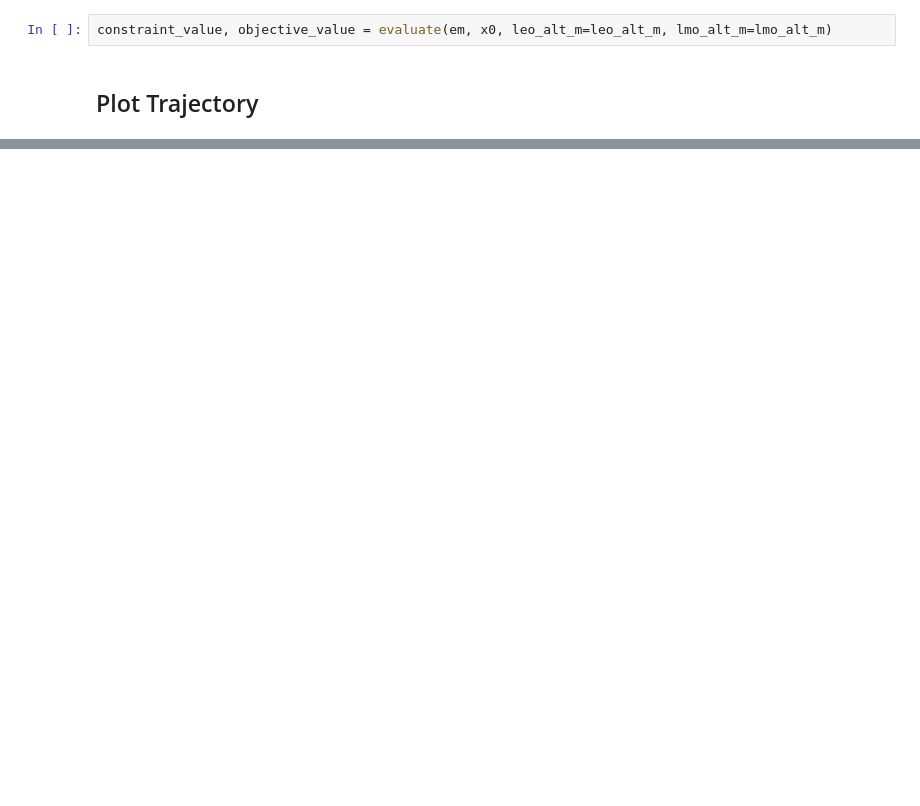
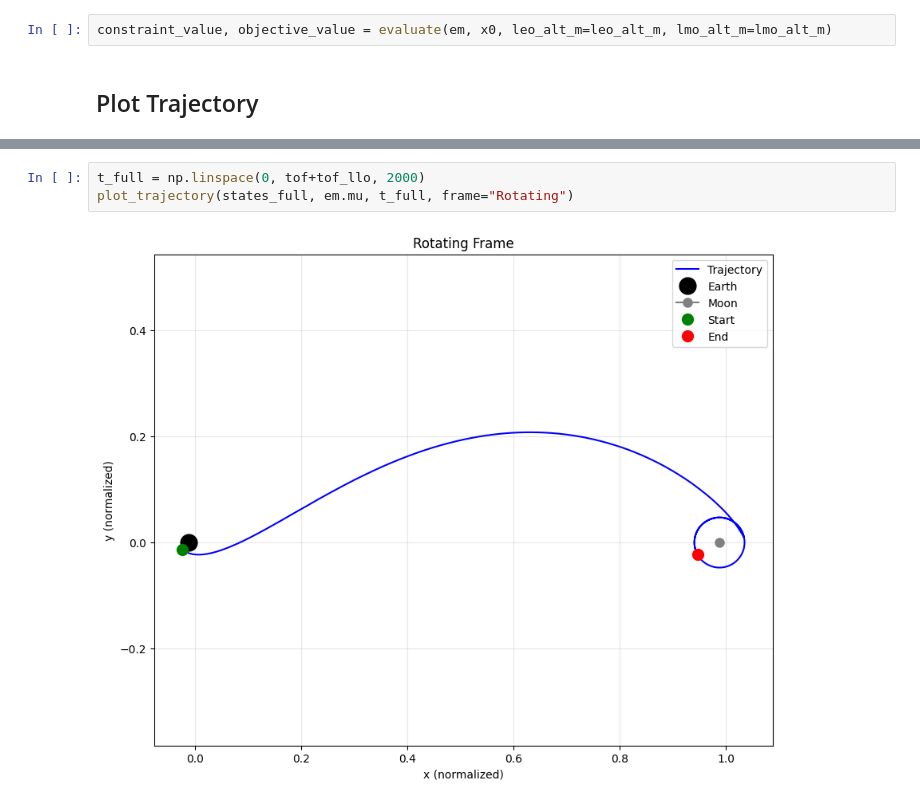
Before and after one commit to samcoulthurst/TrajectoryOptimizer, a Jupyter notebook: notebooks/results_viewer.ipynb, the cells around one changed output, grey strips where cells are left out. Drawn from its saved outputs; the diff is of its cells as text; blank space fills up the shorter version.

```diff
--- a/notebooks/results_viewer.ipynb
+++ b/notebooks/results_viewer.ipynb
@@ -93 +122,6 @@ Total Delta_v required : 3.78 km/s
+# %%
+t_full = np.linspace(0, tof+tof_llo, 2000)
+plot_trajectory(states_full, em.mu, t_full, frame="Rotating")
+# %% [output]
+[figure, added]
 # %%
```
Also changed, not shown: parts of 9 cells of this notebook, 2 other files.
